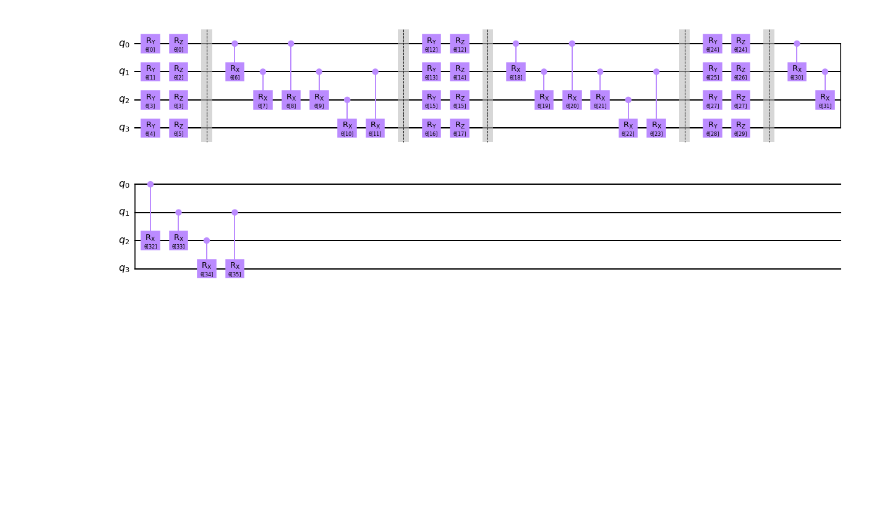
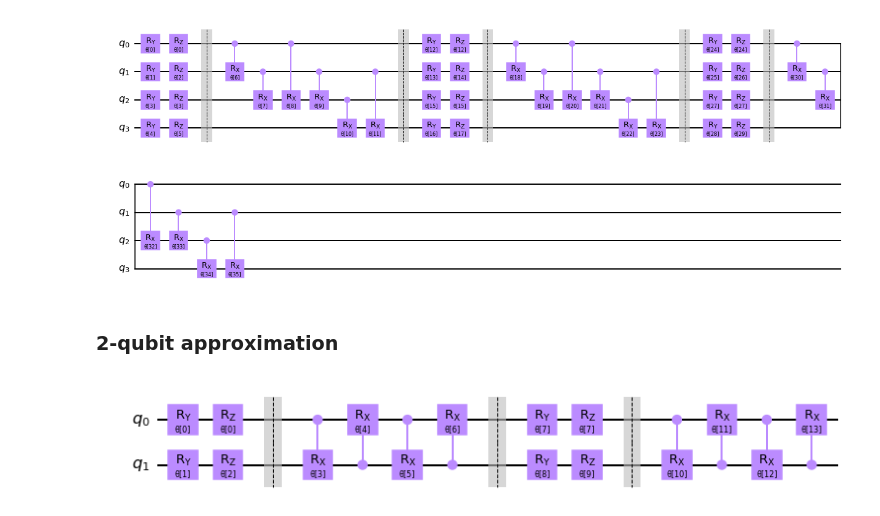
Before and after one commit to minhuanli/Phy160-QML, a Jupyter notebook: notebooks/Approximate4QubitsUnitaries.ipynb, the cells around one changed output. Cells and saved outputs as stored; diff of their text form; code cells hidden in the pictures; blank space fills up the shorter version.

Commit message:
Approximation circuit for 2 qubits unitary
Also change a little of the utility function

```diff
--- a/notebooks/Approximate4QubitsUnitaries.ipynb
+++ b/notebooks/Approximate4QubitsUnitaries.ipynb
@@ -132,3 +129,5 @@ U0.draw(output='mpl')
 U0.decompose().draw(output='mpl')
 # %% [output]
 [figure]
+# %% [markdown]
+### 2-qubit approximation
@@ -134,0 +171,24 @@ U0.decompose().draw(output='mpl')
+# %%
+# rotation block:
+rot = QuantumCircuit(2)
+params = ParameterVector('r', 4)
+rot.ry(params[0], 0)
+rot.rz(params[0], 0)
+rot.ry(params[2], 1)
+rot.rz(params[3], 1)
+
+# entanglement block:
+ent = QuantumCircuit(2)
+params = ParameterVector('e', 4)
+ent.crx(params[0], 0, 1)
+ent.crx(params[1], 1, 0)
+ent.crx(params[2], 0, 1)
+ent.crx(params[3], 1, 0)
+
+qc_nlocal = NLocal(num_qubits=2, rotation_blocks=rot,reps=2,
+                   entanglement_blocks=ent, entanglement='linear',
+                   skip_final_rotation_layer=True, insert_barriers=True)
+# %%
+qc_nlocal.decompose().draw(output='mpl')
+# %% [output]
+[figure, added]
```
Also changed, not shown: parts of 5 cells of this notebook, 2 other files.
